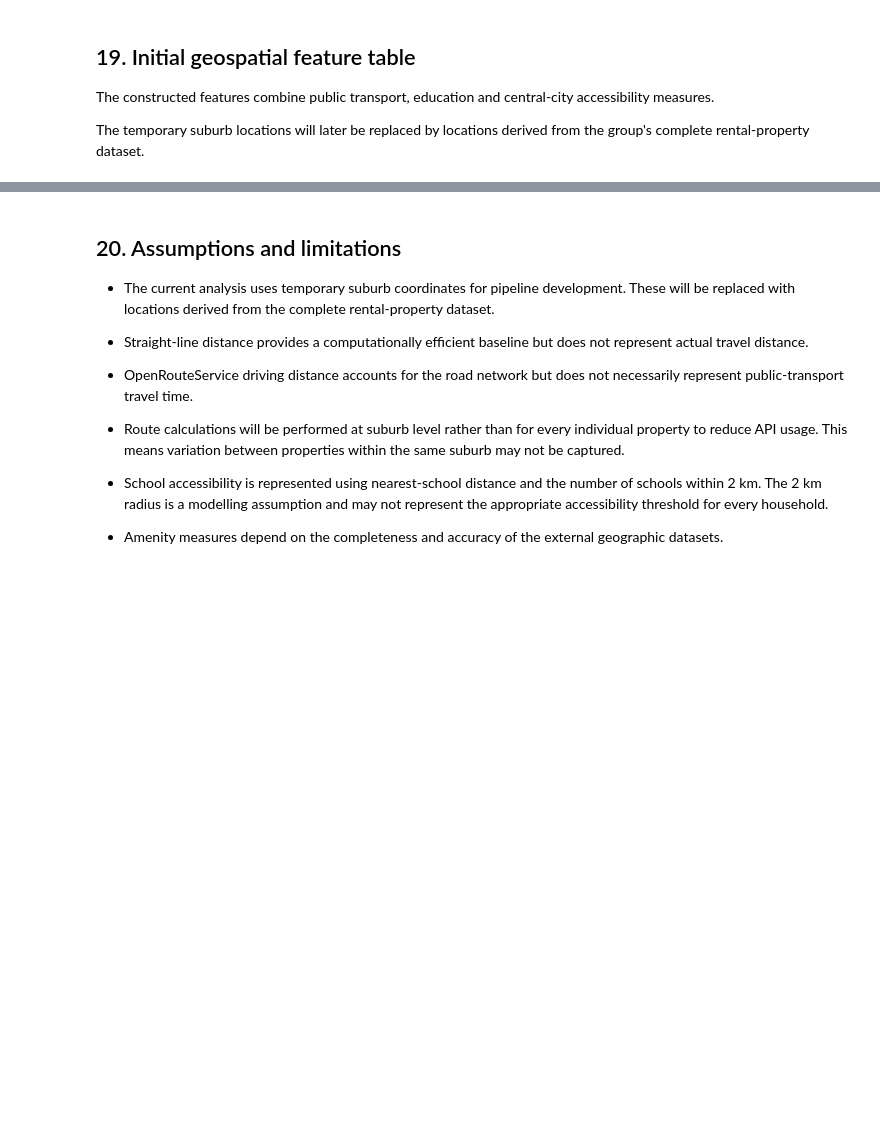
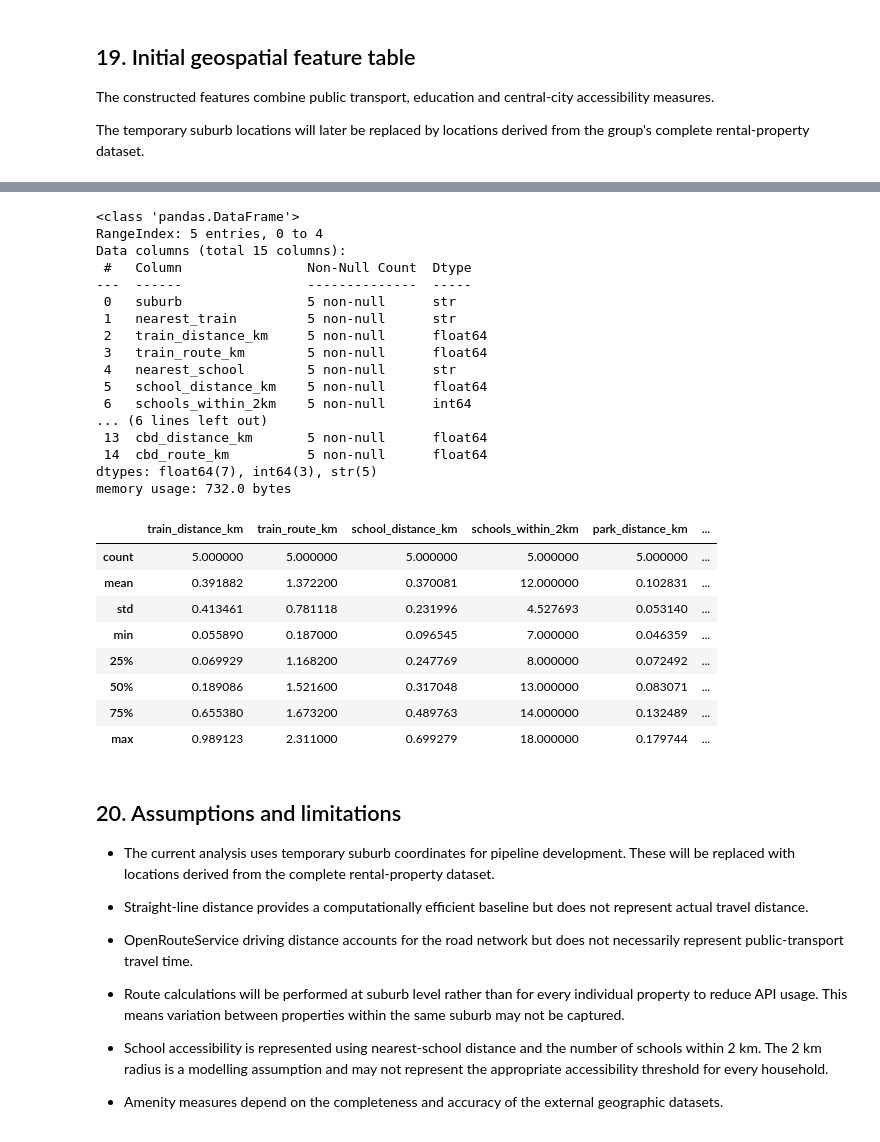
Before and after one commit to mdharmawan19/industry-project-group-55, a Jupyter notebook: notebooks/05_geospatial_routing.ipynb, the cells around one changed output, grey strips where cells are left out. Saved outputs shown, nothing was run; the diff lists cells and outputs as text; code cells hidden in the pictures; blank space fills up the shorter version.

```diff
--- a/notebooks/05_geospatial_routing.ipynb
+++ b/notebooks/05_geospatial_routing.ipynb
@@ -737,0 +938,23 @@ constructed as additional liveability features.
+# %%
+test_locations = add_nearest_poi(
+    test_locations,
+    shopping,
+    poi_name="shopping_name",
+    prefix="shopping"
+)
+
+test_locations = count_pois_within_radius(
+    test_locations,
+    shopping,
+    radius_km=2,
+    prefix="shopping"
+)
+
+test_locations[
+    [
+        "suburb",
+        "nearest_shopping",
+        "shopping_distance_km",
+        "shopping_within_2km"
+    ]
+]
@@ -756,6 +986,14 @@ geo_features = test_locations[
         "school_distance_km",
         "schools_within_2km",
 
+        "nearest_park",
+        "park_distance_km",
+        "parks_within_2km",
+
+        "nearest_shopping",
+        "shopping_distance_km",
+        "shopping_within_2km",
+
         "cbd_distance_km",
         "cbd_route_km"
     ]
@@ -769,6 +1007,37 @@ geo_features
 | 2 | Footscray | Footscray Railway Station | 0.189086 | 0.1870 | Footscray City Primary School | 0.489763 | ... |
 | 3 | Box Hill | Box Hill Railway Station | 0.055890 | 1.6732 | Our Lady of Sion College | 0.699279 | ... |
 | 4 | Werribee | Werribee Railway Station | 0.069929 | 2.3110 | Wyndham Community and Education C... | 0.247769 | ... |
+# %%
+geo_features.info()
+geo_features.isna().sum()
+geo_features.describe()
+# %% [output]
+<class 'pandas.DataFrame'>
+RangeIndex: 5 entries, 0 to 4
+Data columns (total 15 columns):
+ #   Column                Non-Null Count  Dtype
+---  ------                --------------  -----
+ 0   suburb                5 non-null      str
+ 1   nearest_train         5 non-null      str
+ 2   train_distance_km     5 non-null      float64
+ 3   train_route_km        5 non-null      float64
+ 4   nearest_school        5 non-null      str
+ 5   school_distance_km    5 non-null      float64
+ 6   schools_within_2km    5 non-null      int64
+... (6 lines left out)
+ 13  cbd_distance_km       5 non-null      float64
+ 14  cbd_route_km          5 non-null      float64
+dtypes: float64(7), int64(3), str(5)
+memory usage: 732.0 bytes
+|  | train_distance_km | train_route_km | school_distance_km | schools_within_2km | park_distance_km | ... |
+| count | 5.000000 | 5.000000 | 5.000000 | 5.000000 | 5.000000 | ... |
+| mean | 0.391882 | 1.372200 | 0.370081 | 12.000000 | 0.102831 | ... |
+| std | 0.413461 | 0.781118 | 0.231996 | 4.527693 | 0.053140 | ... |
+| min | 0.055890 | 0.187000 | 0.096545 | 7.000000 | 0.046359 | ... |
+| 25% | 0.069929 | 1.168200 | 0.247769 | 8.000000 | 0.072492 | ... |
+| 50% | 0.189086 | 1.521600 | 0.317048 | 13.000000 | 0.083071 | ... |
+| 75% | 0.655380 | 1.673200 | 0.489763 | 14.000000 | 0.132489 | ... |
+| max | 0.989123 | 2.311000 | 0.699279 | 18.000000 | 0.179744 | ... |
 # %% [markdown]
 ## 20. Assumptions and limitations
 
```
Also changed, not shown: parts of 8 cells of this notebook.
